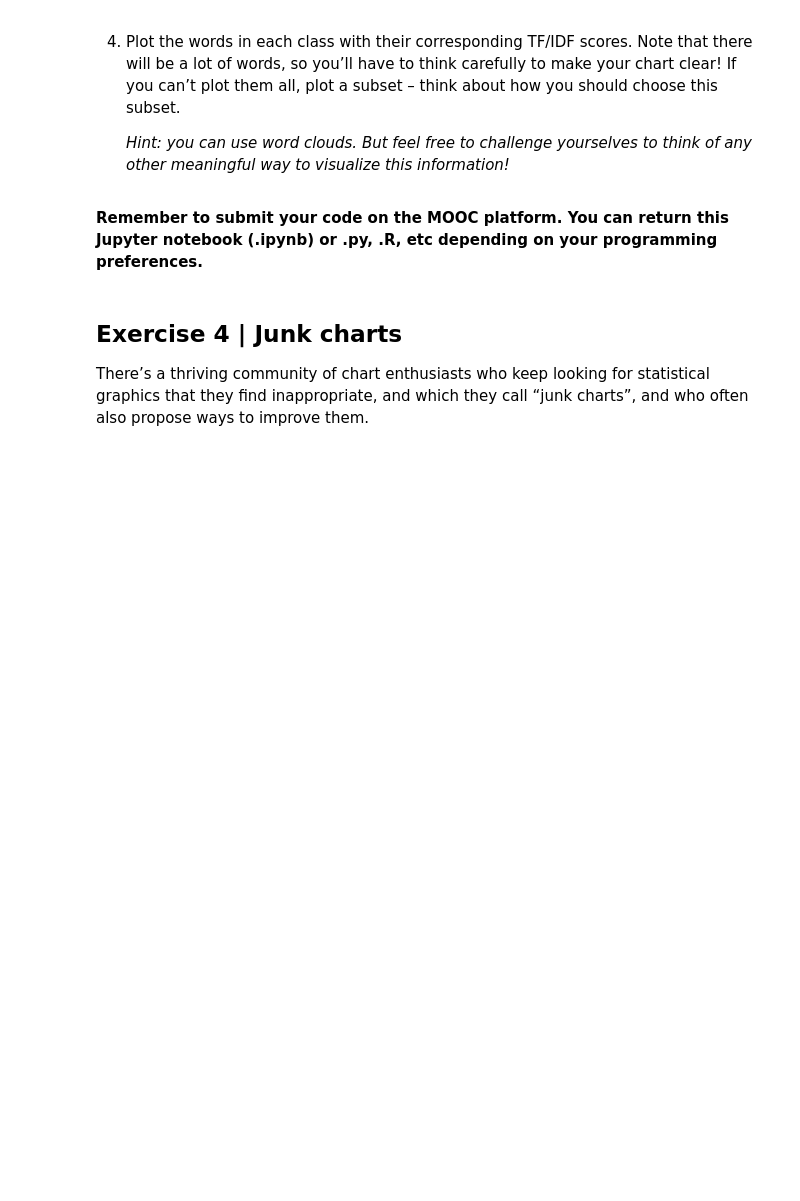
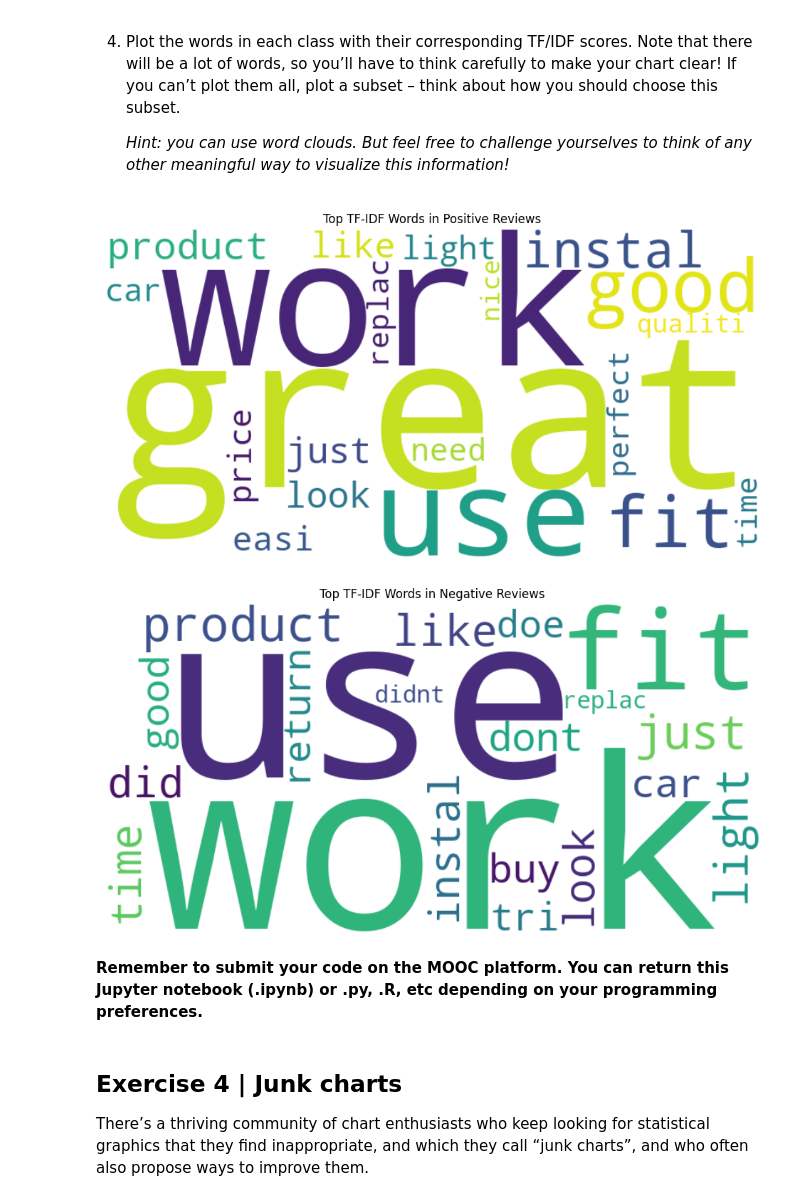
Before and after one commit to leeleisya/Exploratory_data_analysis_and_visualization, a Jupyter notebook: Explonatory_data_analysis_and_visualization.ipynb, the cells around one changed output. Cells and saved outputs as stored; diff of their text form; code cells hidden in the pictures; blank space fills up the shorter version.

```diff
--- a/Explonatory_data_analysis_and_visualization.ipynb
+++ b/Explonatory_data_analysis_and_visualization.ipynb
@@ -133,0 +387,18 @@ This exercise is related to the second exercise from last week. Find the saved <
+# %%
+# Use this cell for your code
+
+from sklearn.feature_extraction.text import TfidfVectorizer
+
+with open(r"C:\Users\Omistaja\Downloads\pos.txt", "r", encoding="utf-8") as f:
+    positive_texts = f.read().splitlines()
+
+with open(r"C:\Users\Omistaja\Downloads\neg.txt", "r", encoding="utf-8") as f:
+    negative_texts = f.read().splitlines()
+
+documents = [' '.join(positive_texts), ' '.join(negative_texts)]
+vectorizer = TfidfVectorizer()
+tfidf_matrix = vectorizer.fit_transform(documents)
+print("Shape of TF-IDF matrix:", tfidf_matrix.shape)
+print("Feature names (first 20):", vectorizer.get_feature_names_out()[:20])
+print("TF-IDF matrix (dense, first 5 features):")
+print(tfidf_matrix.todense()[:, :5])
@@ -144,3 +468,32 @@ This exercise is related to the second exercise from last week. Find the saved <
+# %%
+# Use this cell for your code
+
+from wordcloud import WordCloud
+import matplotlib.pyplot as plt
+
+top_pos_dict = {word: score for word, score in top_pos_words}
+top_neg_dict = {word: score for word, score in top_neg_words}
+wordcloud_pos = WordCloud(width=800, height=400, background_color="white").generate_from_frequencies(top_pos_dict)
+wordcloud_neg = WordCloud(width=800, height=400, background_color="white").generate_from_frequencies(top_neg_dict)
+
+# Plot positive word cloud
+plt.figure(figsize=(12, 6))
+plt.imshow(wordcloud_pos, interpolation="bilinear")
+plt.axis("off")
+plt.title("Top TF-IDF Words in Positive Reviews")
+wordcloud_pos.to_file("wordcloud_positive.png")
+plt.show()
+
+# Plot negative word cloud
+plt.figure(figsize=(12, 6))
+plt.imshow(wordcloud_neg, interpolation="bilinear")
+plt.axis("off")
+plt.title("Top TF-IDF Words in Negative Reviews")
+wordcloud_neg.to_file("wordcloud_negative.png")
+plt.show()
+# %% [output]
+[figure, added]
+[figure, added]
 # %% [markdown]
 **Remember to submit your code on the MOOC platform. You can return this Jupyter notebook (.ipynb) or .py, .R, etc depending on your programming preferences.**
 # %% [markdown]
```
Also changed, not shown: parts of 38 cells of this notebook, 14 other files.
